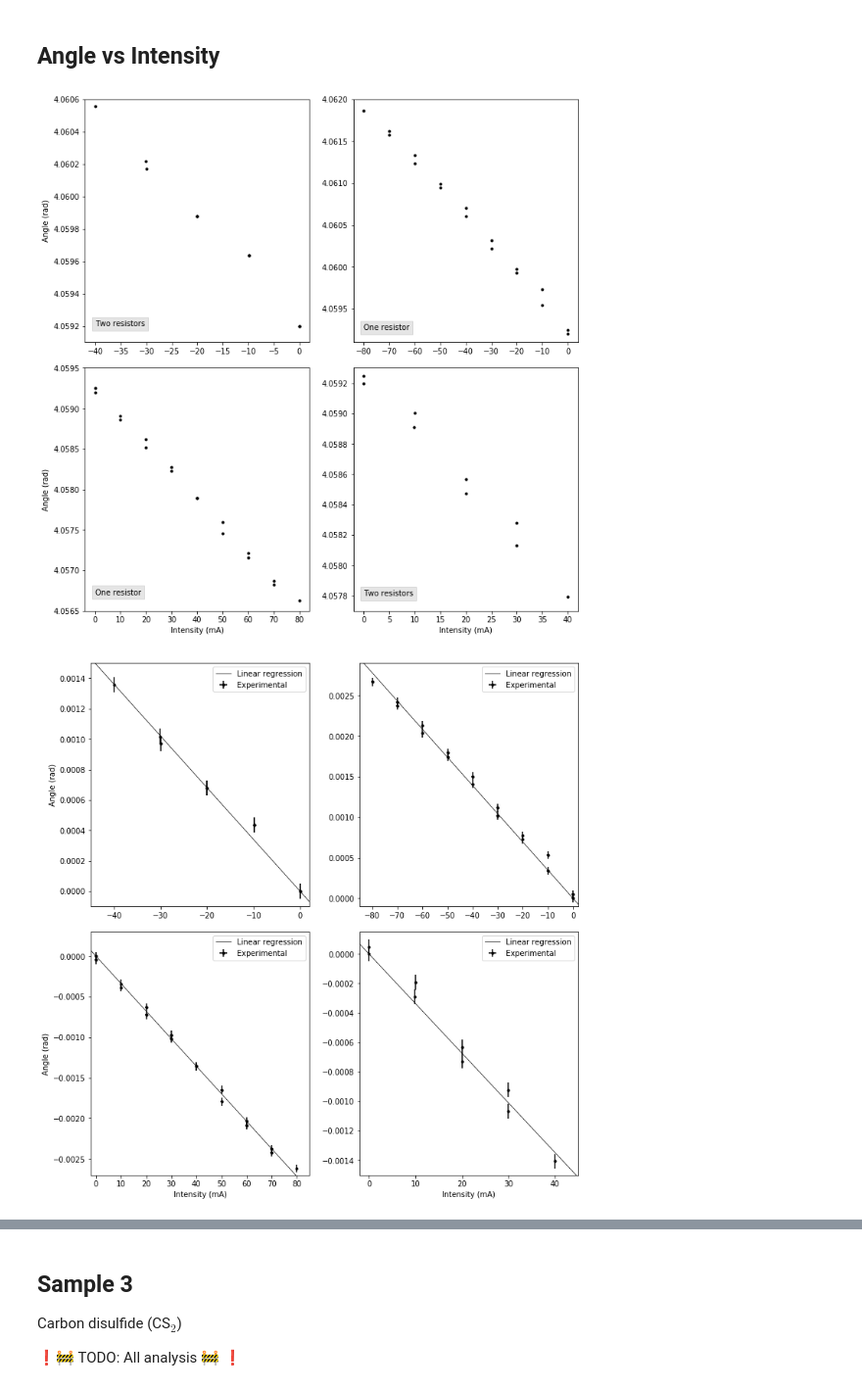
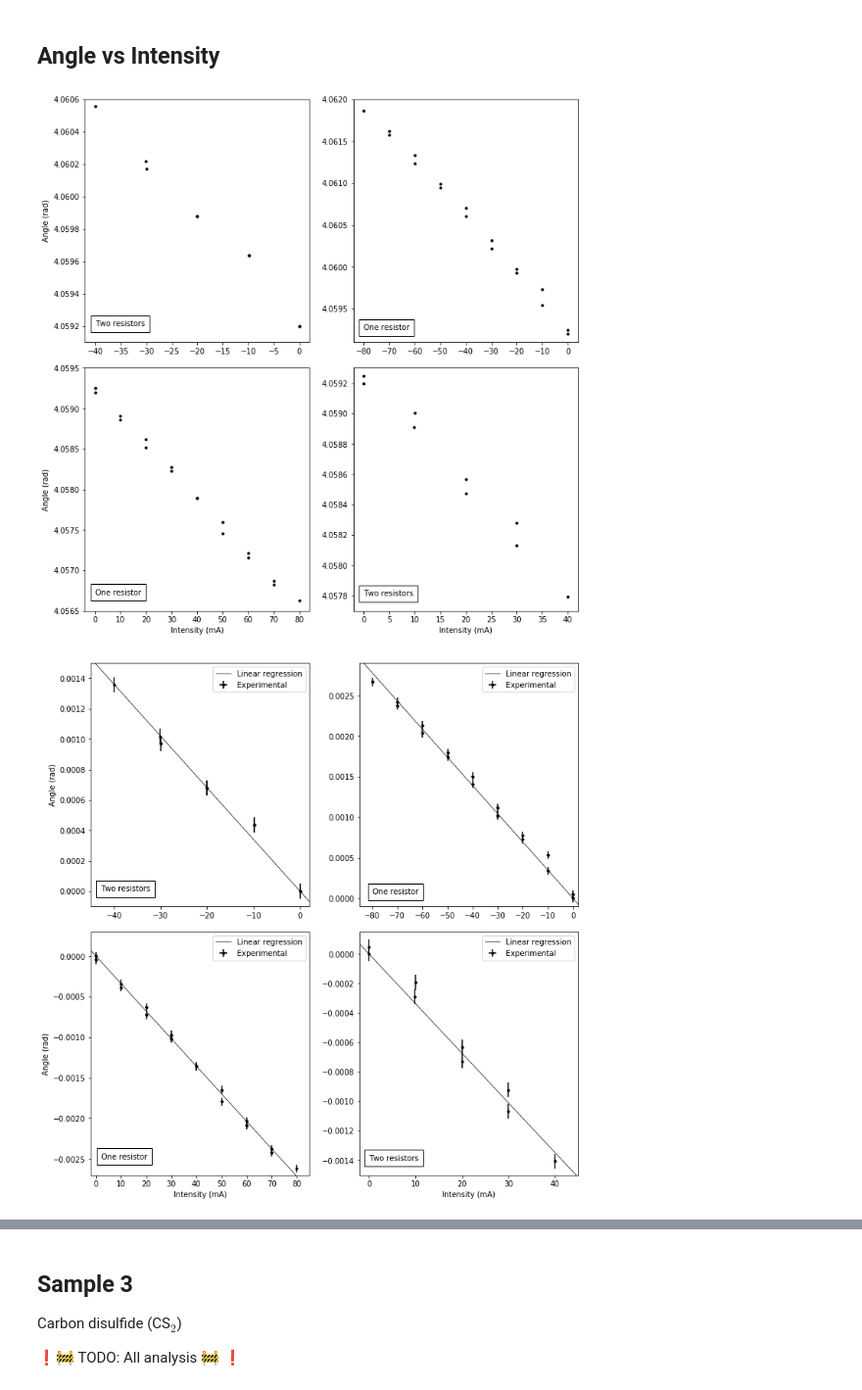
Before and after one commit to iyanmv/APL_ws18-19, a Jupyter notebook: MagnetoOptics/Magneto Optics analysis.ipynb, the cells around one changed output, grey strips where cells are left out. Shown: that part at 98% size. Cells and saved outputs as stored; diff of their text form; code cells hidden in the pictures.

```diff
--- a/MagnetoOptics/Magneto Optics analysis.ipynb
+++ b/MagnetoOptics/Magneto Optics analysis.ipynb
@@ -118,12 +144,12 @@ ax2.set_ylim(4.0591, 4.0620)
 ax3.set_ylim(4.0565, 4.0595)
 ax4.set_ylim(4.0577, 4.0593)
 
-ax1.text(-40, 4.0592, "Two resistors", bbox=dict(facecolor='black', alpha=0.1))
-ax2.text(-80, 4.05925, "One resistor", bbox=dict(facecolor='black', alpha=0.1))
-ax3.text(0, 4.0567, "One resistor", bbox=dict(facecolor='black', alpha=0.1))
-ax4.text(0, 4.0578, "Two resistors", bbox=dict(facecolor='black', alpha=0.1));
+ax1.text(-40, 4.0592, "Two resistors", bbox=dict(facecolor='white', boxstyle='Square', pad=.6))
+ax2.text(-80, 4.05925, "One resistor", bbox=dict(facecolor='white', boxstyle='Square', pad=.6))
+ax3.text(0, 4.0567, "One resistor", bbox=dict(facecolor='white', boxstyle='Square', pad=.6))
+ax4.text(0, 4.0578, "Two resistors", bbox=dict(facecolor='white', boxstyle='Square', pad=.6));
 # %% [output]
-[figure, old version]
+[figure, new version]
 # %%
 for formato in ("png", "pdf", "eps"):
     fig.savefig(os.path.join(fig_path, 'Angle_diff_intensity.') + formato)
@@ -138,34 +164,39 @@ ax4.errorbar(data9_rad[:,0], data9_rad[:,1] - data9_rad[0,1], xerr=.05, yerr=.00
 x = np.linspace(-85,85,4)
 popt1, pcov1 = curve_fit(no_intercept, data6_rad[:,0], data6_rad[:,1] - data6_rad[0,1])
 popt2, pcov2 = curve_fit(no_intercept, data7_rad[:,0], data7_rad[:,1] - data7_rad[0,1])
 popt3, pcov3 = curve_fit(no_intercept, data8_rad[:,0], data8_rad[:,1] - data8_rad[0,1])
 popt4, pcov4 = curve_fit(no_intercept, data9_rad[:,0], data9_rad[:,1] - data9_rad[0,1])
 
 ax1.plot(x, x*popt1, 'k-', linewidth=.7, label="Linear regression")
 ax2.plot(x, x*popt2, 'k-', linewidth=.7, label="Linear regression")
 ax3.plot(x, x*popt3, 'k-', linewidth=.7, label="Linear regression")
 ax4.plot(x, x*popt4, 'k-', linewidth=.7, label="Linear regression")
 
 ax3.set_xlabel('Intensity (mA)')
 ax4.set_xlabel('Intensity (mA)')
 ax1.set_ylabel('Angle (rad)')
 ax3.set_ylabel('Angle (rad)')
 
 ax1.set_ylim(-.0001, .0015)
 ax2.set_ylim(-.0001, .0029)
 ax3.set_ylim(-.0027, .0003)
 ax4.set_ylim(-.0015, .00015)
 ax1.set_xlim(-45, 2)
 ax2.set_xlim(-85, 2)
 ax3.set_xlim(-2, 85)
 ax4.set_xlim(-2, 45)
 
+ax1.text(-43, 0, "Two resistors", bbox=dict(facecolor='white', boxstyle='Square', pad=.6))
+ax2.text(-80, 0.00005, "One resistor", bbox=dict(facecolor='white', boxstyle='Square', pad=.6))
+ax3.text(2, -.0025, "One resistor", bbox=dict(facecolor='white', boxstyle='Square', pad=.6))
+ax4.text(0, -.0014, "Two resistors", bbox=dict(facecolor='white', boxstyle='Square', pad=.6))
+
 ax1.legend()
 ax2.legend()
 ax3.legend()
 ax4.legend();
 # %% [output]
-[figure, old version]
+[figure, new version]
 # %%
 for formato in ("png", "pdf", "eps"):
     fig.savefig(os.path.join(fig_path, 'Angle_diff_intensity2.') + formato)
```
Also changed, not shown: parts of 17 cells of this notebook, 18 other files.
